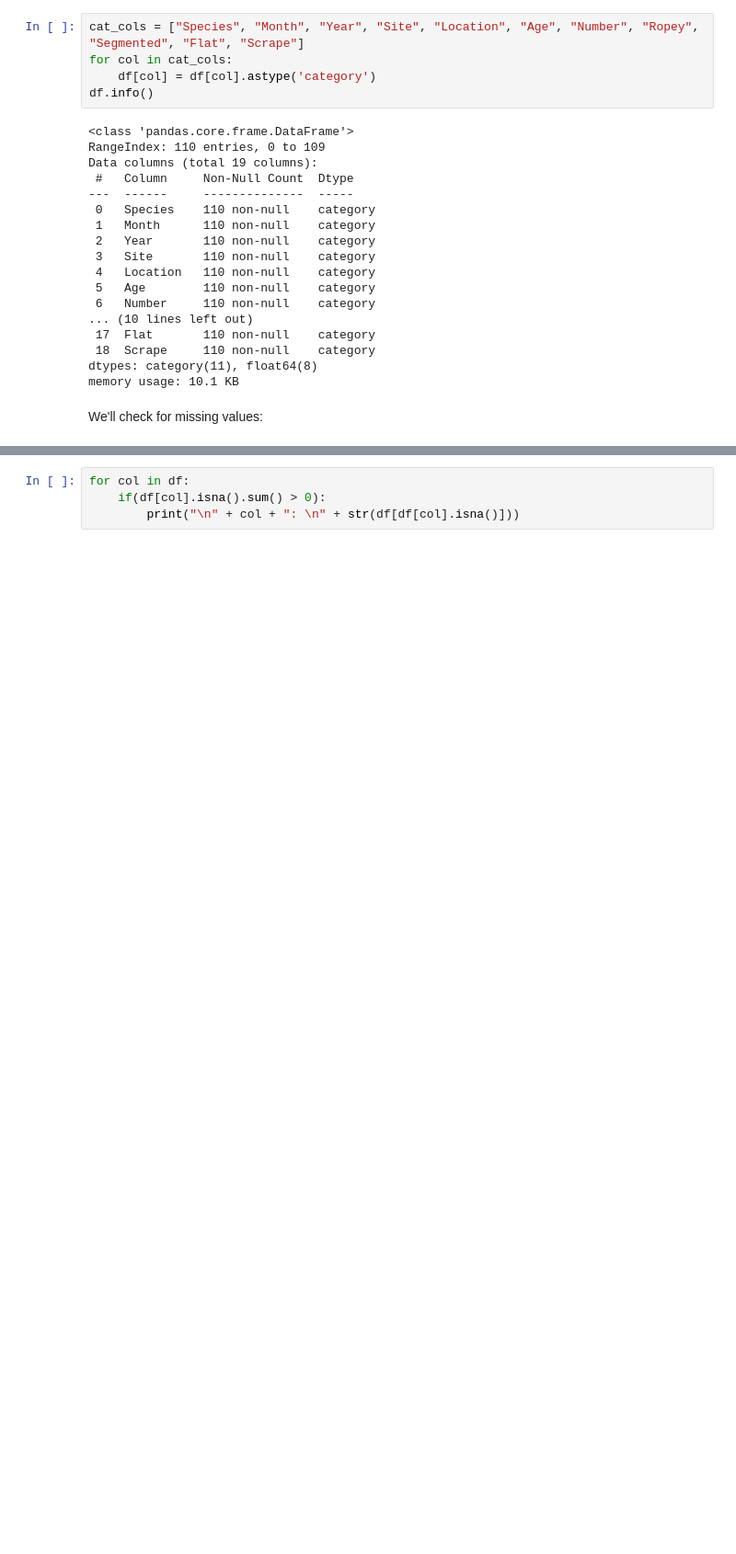
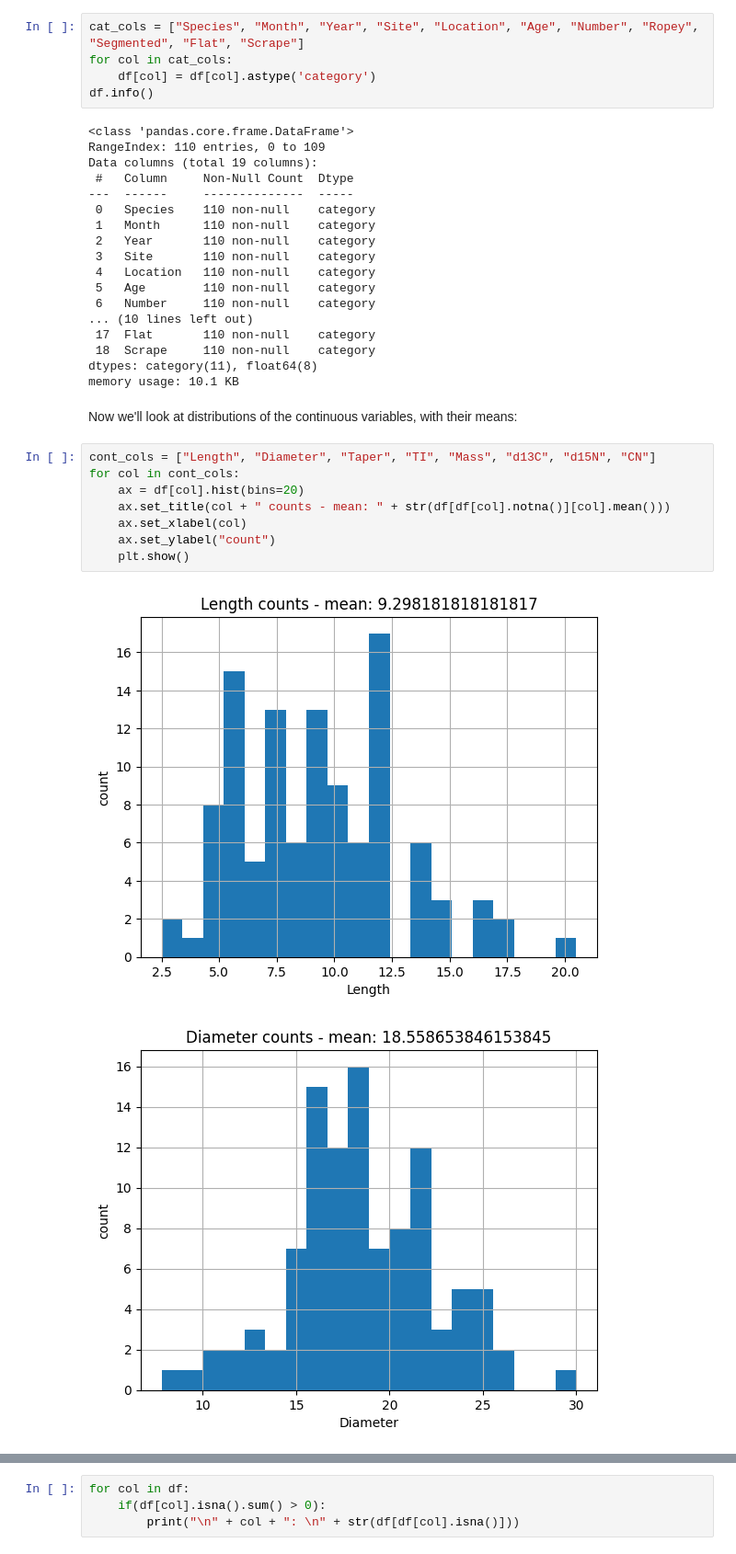
Before and after one commit to JacksonRolando/DataScience, a Jupyter notebook: 4_Assessment/rolando_lab4.ipynb, the cells around one changed output, grey strips where cells are left out. Shown at 92% size. Saved outputs shown, nothing was run; the diff lists cells and outputs as text; blank space fills up the shorter version.

```diff
--- a/4_Assessment/rolando_lab4.ipynb
+++ b/4_Assessment/rolando_lab4.ipynb
@@ -149,5 +150,16 @@ Data columns (total 19 columns):
  18  Scrape     110 non-null    category
 dtypes: category(11), float64(8)
 memory usage: 10.1 KB
-# %% [markdown]
-We'll check for missing values:
+# %% [markdown]
+Now we'll look at distributions of the continuous variables, with their means:
+# %%
+cont_cols = ["Length", "Diameter", "Taper", "TI", "Mass", "d13C", "d15N", "CN"]
+for col in cont_cols:
+    ax = df[col].hist(bins=20)
+    ax.set_title(col + " counts - mean: " + str(df[df[col].notna()][col].mean()))
+    ax.set_xlabel(col)
+    ax.set_ylabel("count")
+    plt.show()
+# %% [output]
+[figure, added]
+[figure, added]
```
Also changed, not shown: parts of 12 cells of this notebook.
